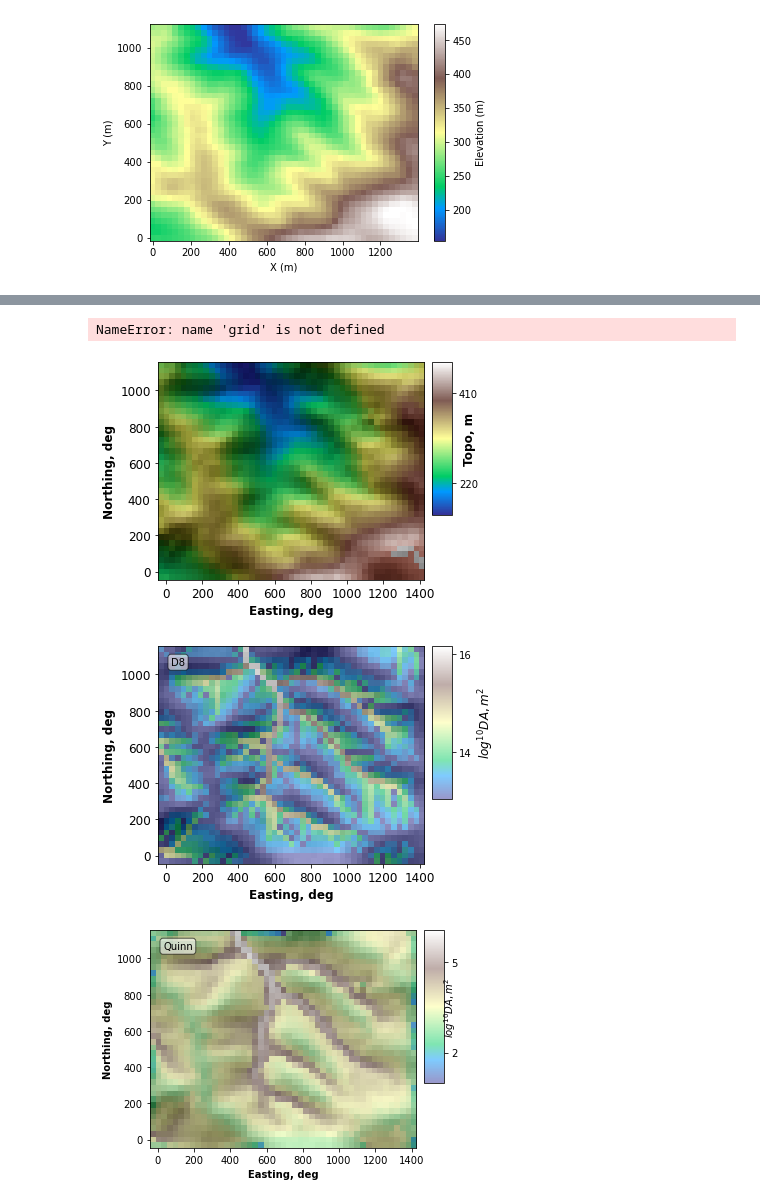
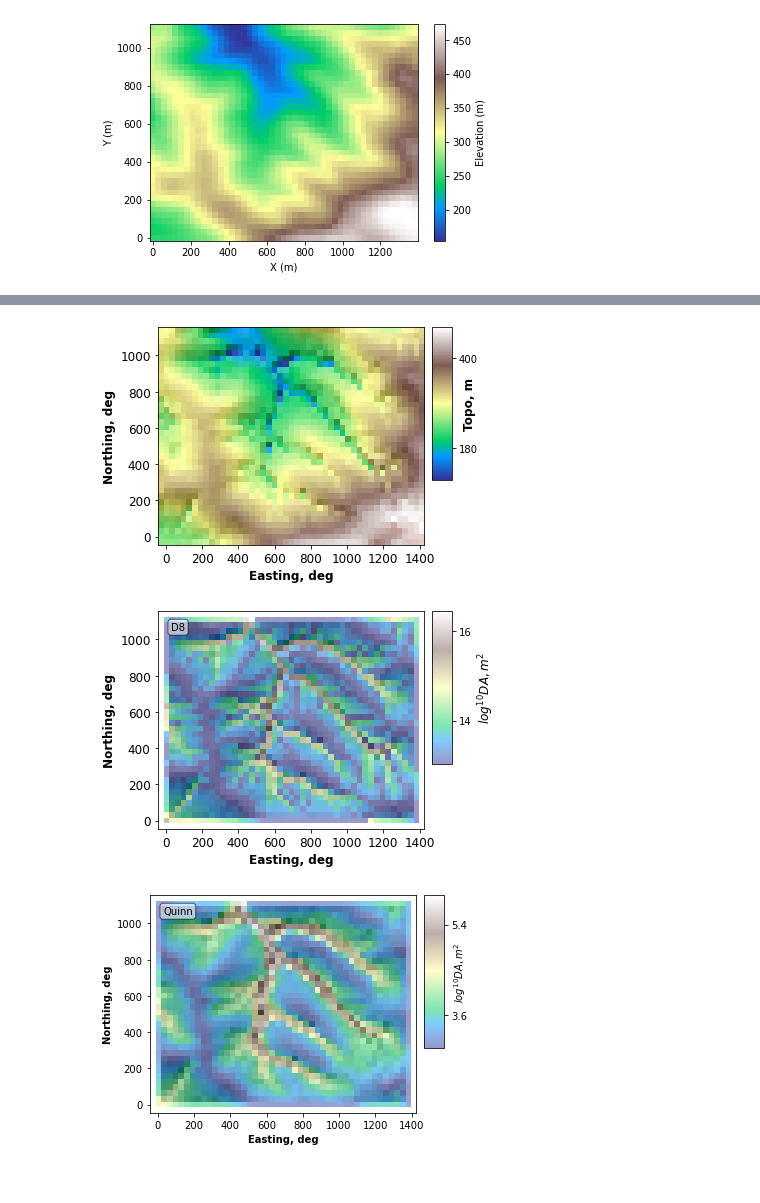
Before and after one commit to csdms-spring-school-2022/abrupt-perturbations, a Jupyter notebook: abrupt_fire_landslide/bedrock_landslide_space.ipynb, the cells around one changed output, grey strips where cells are left out. Saved outputs shown, nothing was run; the diff lists cells and outputs as text; code cells hidden in the pictures.

Commit message:
bedrock lanslide and space coupling

```diff
--- a/abrupt_fire_landslide/bedrock_landslide_space.ipynb
+++ b/abrupt_fire_landslide/bedrock_landslide_space.ipynb
@@ -44,7 +44,7 @@ imshow_grid(grid, 'topographic__elevation',cmap =cmap,
 # %%
 # These are plotting functions
 def plotting(
-    grid, topo=True, DA=True, hill_DA=False, flow_metric="D8", hill_flow_metric="Quinn"
+    grid, topo=True, DA=True, hill_DA=False, flow_metric=flow_metric, hill_flow_metric="Quinn"
 ):
     if topo:
         cmap = copy.copy(mpl.cm.get_cmap("terrain"))
@@ -175,22 +191,13 @@ def plotting(
+# %%
+_ = grid.add_zeros("soil__depth", at="node")
+grid.at_node["soil__depth"][grid.core_nodes] = 0.5
 # %%
-# here we combine the flow accumlation with the bedrock landslider
-
-# Here, we only calculate flow directions using the first instance of the flow accumulator
-flow_metric = "D8"
-fa_PF = PriorityFloodFlowRouter(
-    grid,
-    surface="topographic__elevation",
-    flow_metric=flow_metric,
-    suppress_out=True,
-    depression_handler="fill",
-    accumulate_flow=True,
-    separate_hill_flow=True,
-    accumulate_flow_hill=True,
+grid.set_watershed_boundary_condition_outlet_id(
+    0, grid.at_node['topographic__elevation'], -9999.0
 )
 
-#bedrock landslider
 ls = BedrockLandslider(
     grid,
-    angle_int_frict=.5,
-    landslides_return_time=1e3,
-    cohesion_eff = 1e3,)
+    angle_int_frict=.4,
+    landslides_return_time=1e4, #changed from default of 1e3
+    cohesion_eff = 1e2,) #reduced from 1e3 - just taking a guess
@@ -199,12 +224,21 @@ FieldError: BedrockLandslider is missing required input field: soil__depth at no
+# %%
+#bedrock landslider
+node_next_to_outlet = num_columns + 1
+np.random.seed(seed=5000)
+
+grid.set_closed_boundaries_at_grid_edges(
+    bottom_is_closed=True,
+    left_is_closed=True,
+    right_is_closed=True,
+    top_is_closed=True,
+)
 # %%
-flood_router = PriorityFloodFlowRouter(grid, flow_metric='D8', suppress_out = True)
+space_flood_router = PriorityFloodFlowRouter(grid, flow_metric=flow_metric, suppress_out = True)
 space = SpaceLargeScaleEroder(
     grid,
     K_sed=0.03, # erodibility for sediment
     K_br=0.1, # erodibility for bedrock
 )
-# %% [output]
-NameError: name 'grid' is not defined
 # %%
 timestep = 10.0
 elapsed_time = 0.0
@@ -219,13 +259,11 @@ while elapsed_time < run_time:
     elapsed_time += timestep
     count += 1
 # %%
-fa_PF.run_one_step()
-ls.run_one_step(dt=50)
 
 
 # Plot output products
 plotting(grid, hill_DA=True)
 # %% [output]
-[figure, old version]
+[figure, new version]
-[figure, old version]
+[figure, new version]
-[figure, old version]
+[figure, new version]
```
Also changed, not shown: parts of 14 cells of this notebook, 2 other files.
